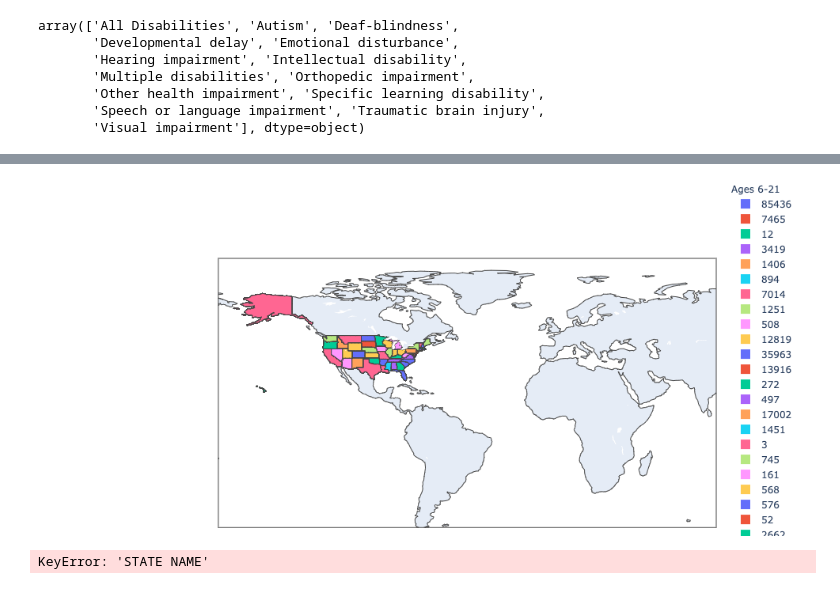
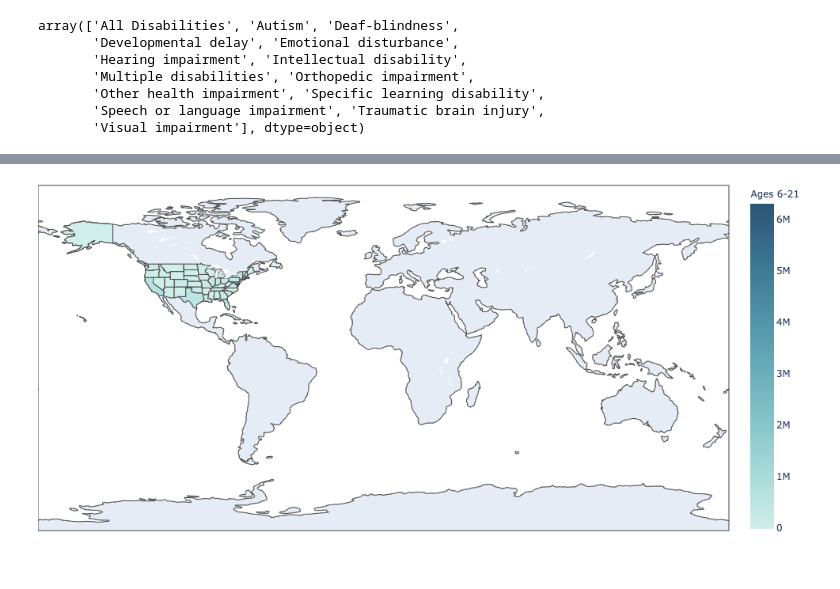
Before and after one commit to Socjon/Special_Ed_Data_Visualizations, a Jupyter notebook: PartB_ChildCount_Environ.ipynb, the cells around one changed output, grey strips where cells are left out. Saved outputs shown, nothing was run; the diff lists cells and outputs as text; code cells hidden in the pictures.

Commit message:
updated with nice visualization colors

```diff
--- a/PartB_ChildCount_Environ.ipynb
+++ b/PartB_ChildCount_Environ.ipynb
@@ -61,3 +45,8 @@ cc.replace('-', np.nan)
+# %%
+cc = cc.replace('-', np.nan)
+cc = cc.replace('*', np.nan)
+
+cc = cc.replace('-', np.nan)
 # %%
 cc['SEA Education Environment'].unique()
 # %% [output]
@@ -196,3 +158,7 @@ counties["features"][0]
 # %%
 import plotly.offline as pyo
 import plotly.graph_objs as go
+# %%
+tot6_21_ALL = tot6_21[tot6_21['SEA Disability Category'] == "All Disabilities"]
+tot6_21_ALL = tot6_21_ALL.replace(np.nan, 0)
+tot6_21_ALL
@@ -198,0 +179,3 @@ import plotly.graph_objs as go
+# %%
+tot6_21_ALL['Ages 6-21'].unique()
+tot6_21_ALL['Ages 6-21'] = tot6_21_ALL['Ages 6-21'].astype('int')
@@ -199,27 +214,7 @@ import plotly.graph_objs as go
 # %%
-fig = px.choropleth(tot6_21, locations='State Name', locationmode ='USA-states', color='Ages 6-21',
-                           color_continuous_scale="Viridis",
-                           center = {"lat": 37.0902, "lon": -95.7129}
-                          )
+fig = px.choropleth(tot6_21_ALL, locations='State Name', locationmode ='USA-states', color='Ages 6-21',
+                     color_continuous_scale='Teal')
 fig.update_layout(margin={"r":0,"t":0,"l":0,"b":0})
 fig.show()
 # %% [output]
-[figure, old version]
+[figure, new version]
-# %%
-import plotly.graph_objects as go
-fig = go.Figure(data=go.Choropleth(
-    locations=tot6_21['STATE NAME'], # Spatial coordinates
-    z = tot6_21['Ages 6-21'].astype(float), # Data to be color-coded
-    locationmode = 'USA-states', # set of locations match entries in `locations`
-    colorscale = 'Reds',
-    colorbar_title = "Ages 6-21",
-))
-
-fig.update_layout(
-    title_text = '2016 Presidential Election',
-    geo_scope='usa', # limite map scope to USA
-)
-
-fig.show()
-# %% [output]
-KeyError: 'STATE NAME'
```
Also changed, not shown: parts of 5 cells of this notebook.
